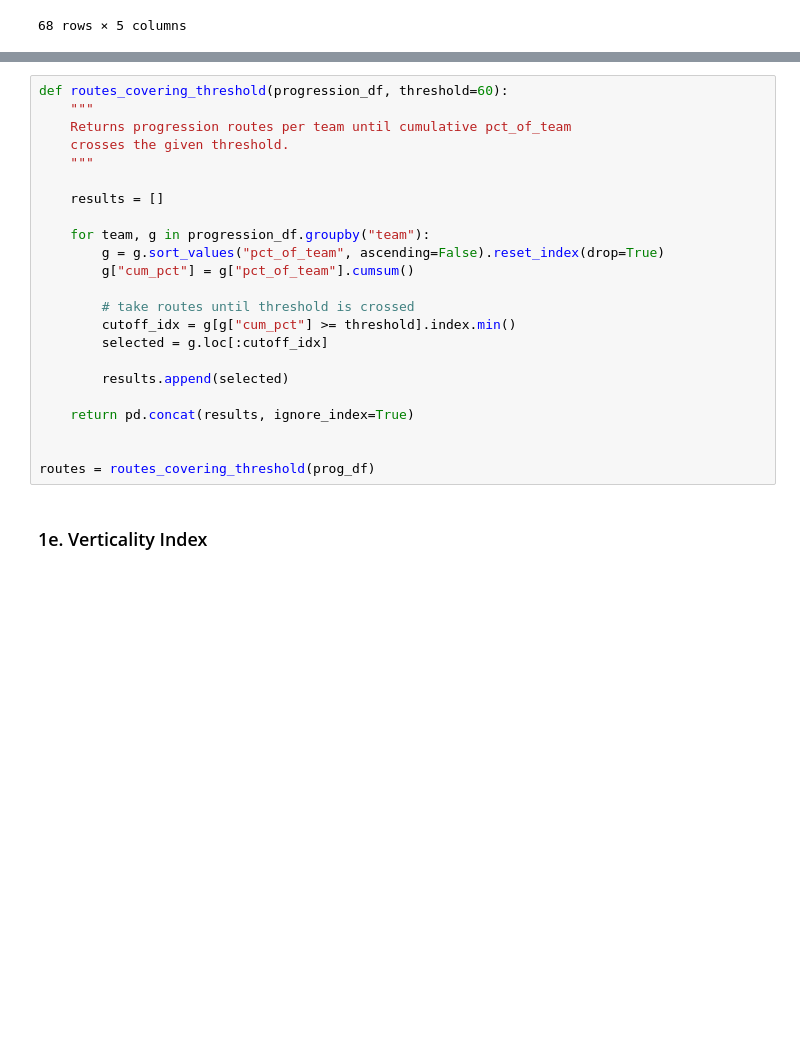
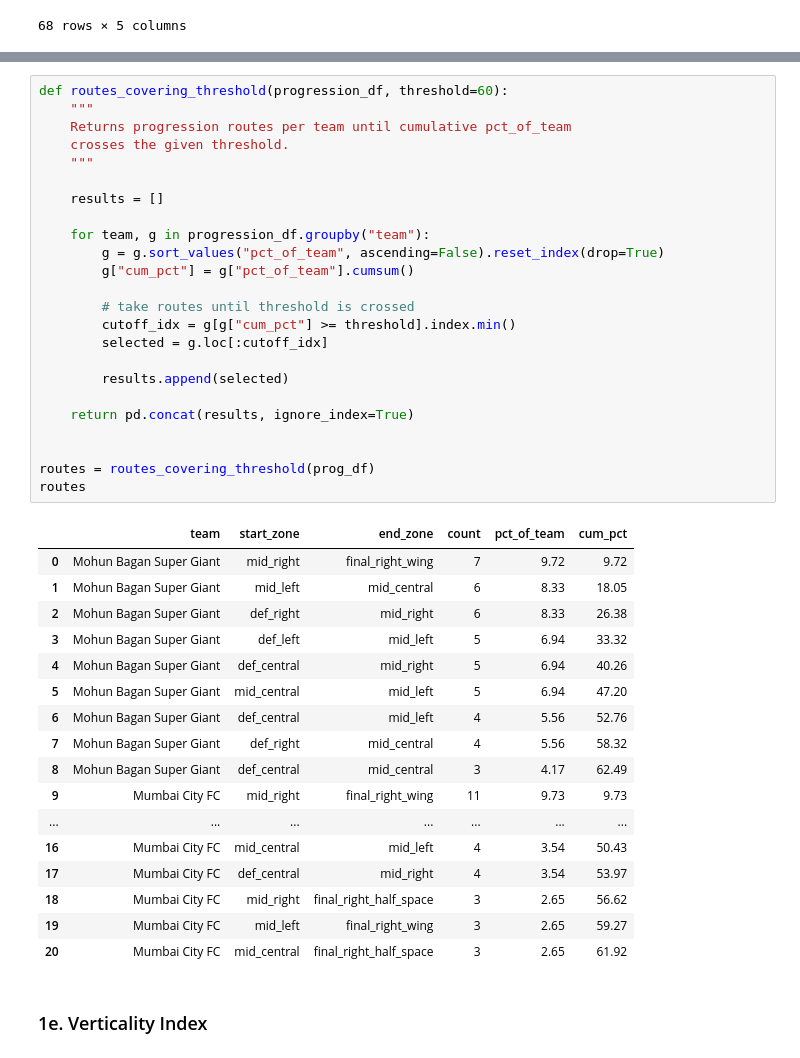
Before and after one commit to AakashKaushal07/Analysis_Portfolio, a Jupyter notebook: notebooks/ISL 26 Analysis/ISL Analysis - Attack.ipynb, the cells around one changed output, grey strips where cells are left out. Saved outputs shown, nothing was run; the diff lists cells and outputs as text; blank space fills up the shorter version.

```diff
--- a/notebooks/ISL 26 Analysis/ISL Analysis - Attack.ipynb
+++ b/notebooks/ISL 26 Analysis/ISL Analysis - Attack.ipynb
@@ -322,26 +392,45 @@ top_routes,summary = get_top_progression_zones(prog_df)
 # %%
 def routes_covering_threshold(progression_df, threshold=60):
     """
     Returns progression routes per team until cumulative pct_of_team
     crosses the given threshold.
     """
 
     results = []
 
     for team, g in progression_df.groupby("team"):
         g = g.sort_values("pct_of_team", ascending=False).reset_index(drop=True)
         g["cum_pct"] = g["pct_of_team"].cumsum()
 
         # take routes until threshold is crossed
         cutoff_idx = g[g["cum_pct"] >= threshold].index.min()
         selected = g.loc[:cutoff_idx]
 
         results.append(selected)
 
     return pd.concat(results, ignore_index=True)
 
 
 routes = routes_covering_threshold(prog_df)
+routes
+# %% [output]
+|  | team | start_zone | end_zone | count | pct_of_team | cum_pct |
+| 0 | Mohun Bagan Super Giant | mid_right | final_right_wing | 7 | 9.72 | 9.72 |
+| 1 | Mohun Bagan Super Giant | mid_left | mid_central | 6 | 8.33 | 18.05 |
+| 2 | Mohun Bagan Super Giant | def_right | mid_right | 6 | 8.33 | 26.38 |
+| 3 | Mohun Bagan Super Giant | def_left | mid_left | 5 | 6.94 | 33.32 |
+| 4 | Mohun Bagan Super Giant | def_central | mid_right | 5 | 6.94 | 40.26 |
+| 5 | Mohun Bagan Super Giant | mid_central | mid_left | 5 | 6.94 | 47.20 |
+| 6 | Mohun Bagan Super Giant | def_central | mid_left | 4 | 5.56 | 52.76 |
+| 7 | Mohun Bagan Super Giant | def_right | mid_central | 4 | 5.56 | 58.32 |
+| 8 | Mohun Bagan Super Giant | def_central | mid_central | 3 | 4.17 | 62.49 |
+| 9 | Mumbai City FC | mid_right | final_right_wing | 11 | 9.73 | 9.73 |
+| ... | ... | ... | ... | ... | ... | ... |
+| 16 | Mumbai City FC | mid_central | mid_left | 4 | 3.54 | 50.43 |
+| 17 | Mumbai City FC | def_central | mid_right | 4 | 3.54 | 53.97 |
+| 18 | Mumbai City FC | mid_right | final_right_half_space | 3 | 2.65 | 56.62 |
+| 19 | Mumbai City FC | mid_left | final_right_wing | 3 | 2.65 | 59.27 |
+| 20 | Mumbai City FC | mid_central | final_right_half_space | 3 | 2.65 | 61.92 |
 # %% [markdown]
 ### 1e. Verticality Index
 # %%
```
Also changed, not shown: parts of 17 cells of this notebook, 1 other file.
